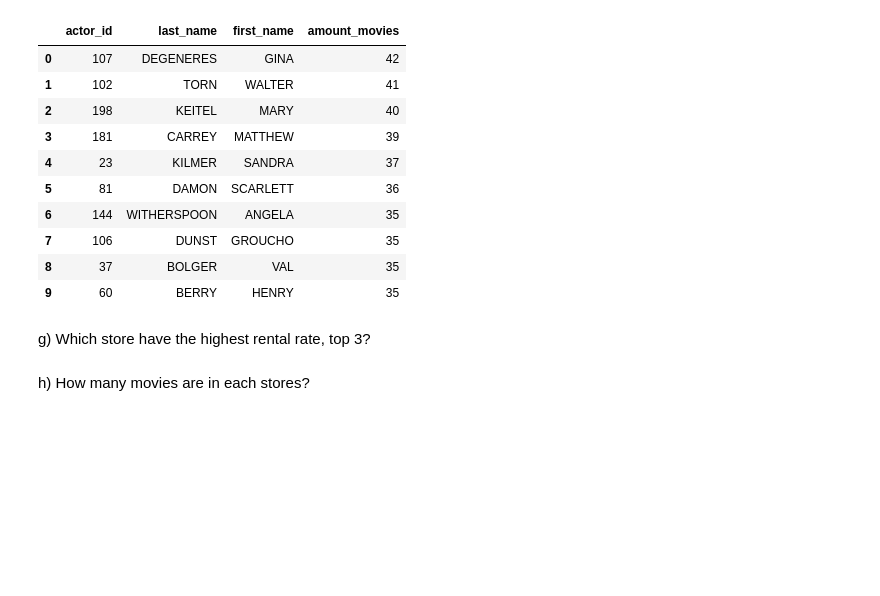
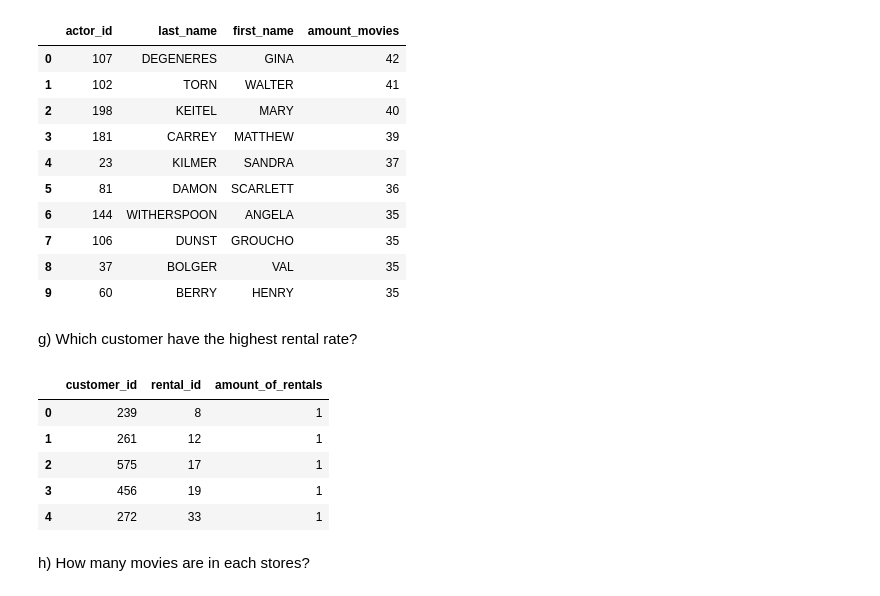
Before and after one commit to aliciagez/sakila_lab_alicia_gezelius, a Jupyter notebook: sakila_querie.ipynb, the cells around one changed output. Drawn from its saved outputs; the diff is of its cells as text; code cells hidden in the pictures; blank space fills up the shorter version.

```diff
--- a/sakila_querie.ipynb
+++ b/sakila_querie.ipynb
@@ -176,7 +176,26 @@ LIMIT 10;
 | 8 | 37 | BOLGER | VAL | 35 |
 | 9 | 60 | BERRY | HENRY | 35 |
 # %% [markdown]
-g) Which store have the highest rental rate, top 3?
+g) Which customer have the highest rental rate?
+# %%
+duckdb_query("""
+SELECT
+    a.customer_id,
+    ab.rental_id,
+    COUNT(*) AS amount_of_rentals
+FROM staging.rental ab
+LEFT JOIN staging.customer a ON a.customer_id = ab.customer_id
+GROUP BY a.customer_id, ab.rental_id,
+ORDER BY amount_of_rentals DESC
+LIMIT 5;
+""")
+# %% [output]
+|  | customer_id | rental_id | amount_of_rentals |
+| 0 | 239 | 8 | 1 |
+| 1 | 261 | 12 | 1 |
+| 2 | 575 | 17 | 1 |
+| 3 | 456 | 19 | 1 |
+| 4 | 272 | 33 | 1 |
 # %% [markdown]
 h)  How many movies are in each stores?
 # %%
```
